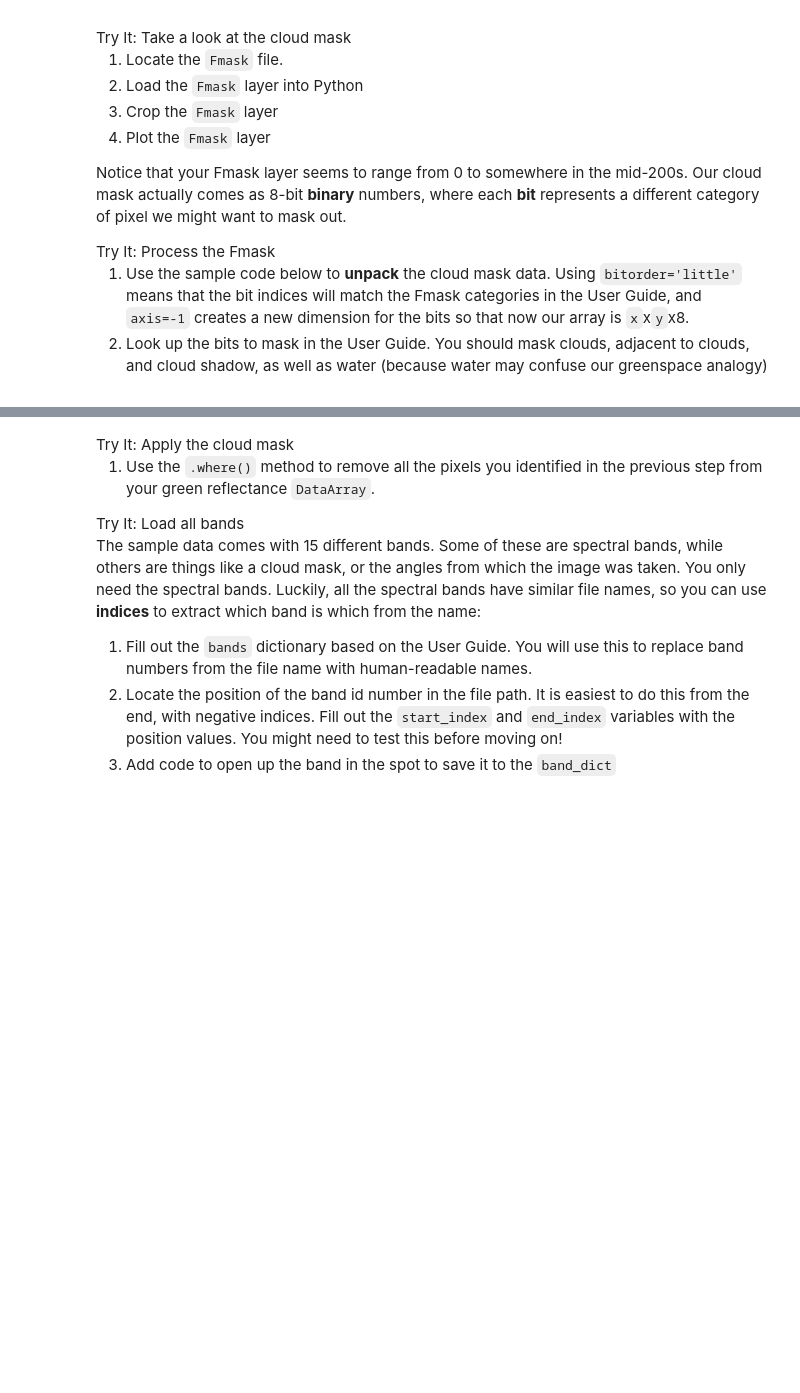
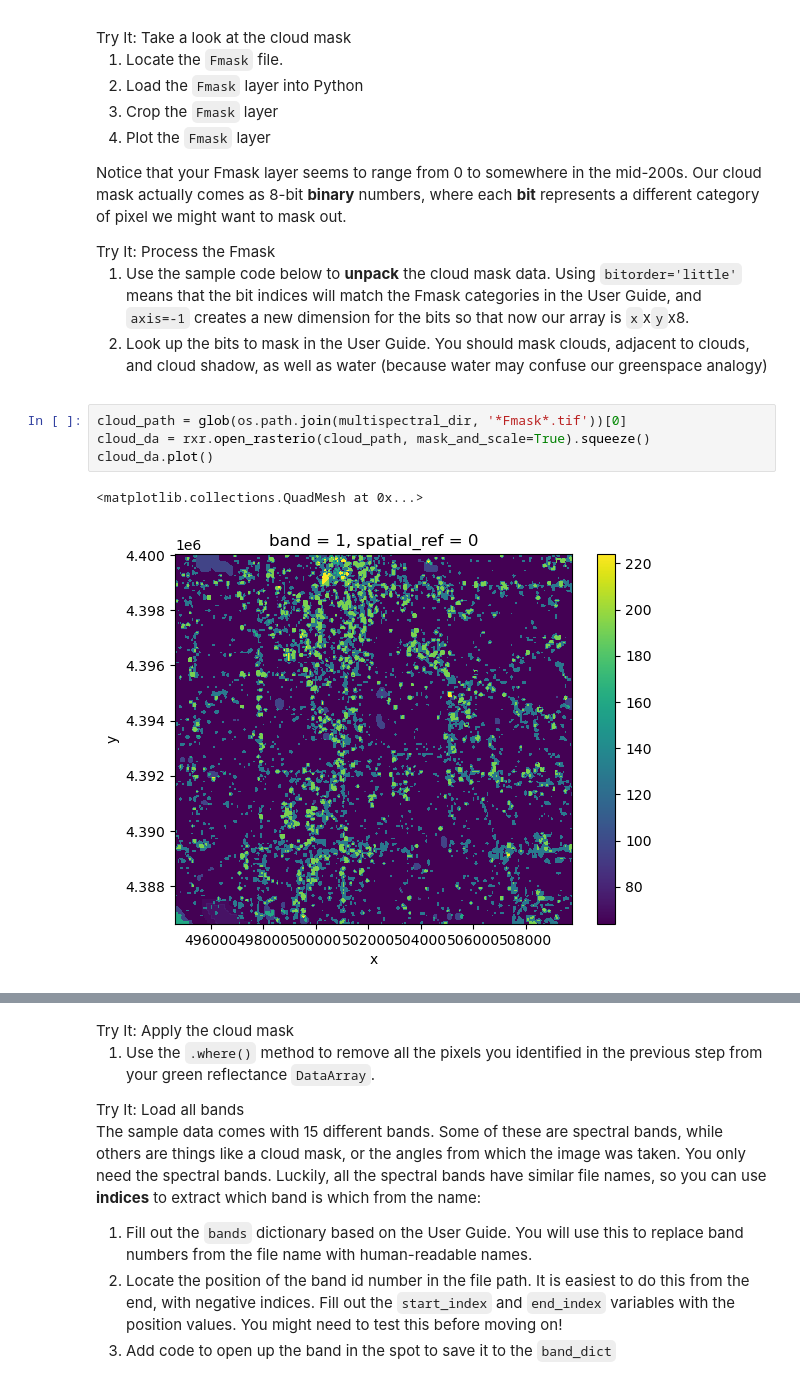
Before and after one commit to earthlab-education/03-redlining-amarangunic, a Jupyter notebook: notebooks/redlining-32-wrangle-multispectral.ipynb, the cells around one changed output, grey strips where cells are left out. Cells and saved outputs as stored; diff of their text form; blank space fills up the shorter version.

```diff
--- a/notebooks/redlining-32-wrangle-multispectral.ipynb
+++ b/notebooks/redlining-32-wrangle-multispectral.ipynb
@@ -161,6 +183,13 @@ our array is <code>x</code>x<code>y</code>x8.</li>
 adjacent to clouds, and cloud shadow, as well as water (because water
 may confuse our greenspace analogy)</li>
 </ol></div></div>
+# %%
+cloud_path = glob(os.path.join(multispectral_dir, '*Fmask*.tif'))[0]
+cloud_da = rxr.open_rasterio(cloud_path, mask_and_scale=True).squeeze()
+cloud_da.plot()
+# %% [output]
+<matplotlib.collections.QuadMesh at 0x...>
+[figure, added]
 # %%
 cloud_bits = (
     np.unpackbits(
```
Also changed, not shown: parts of 7 cells of this notebook.
